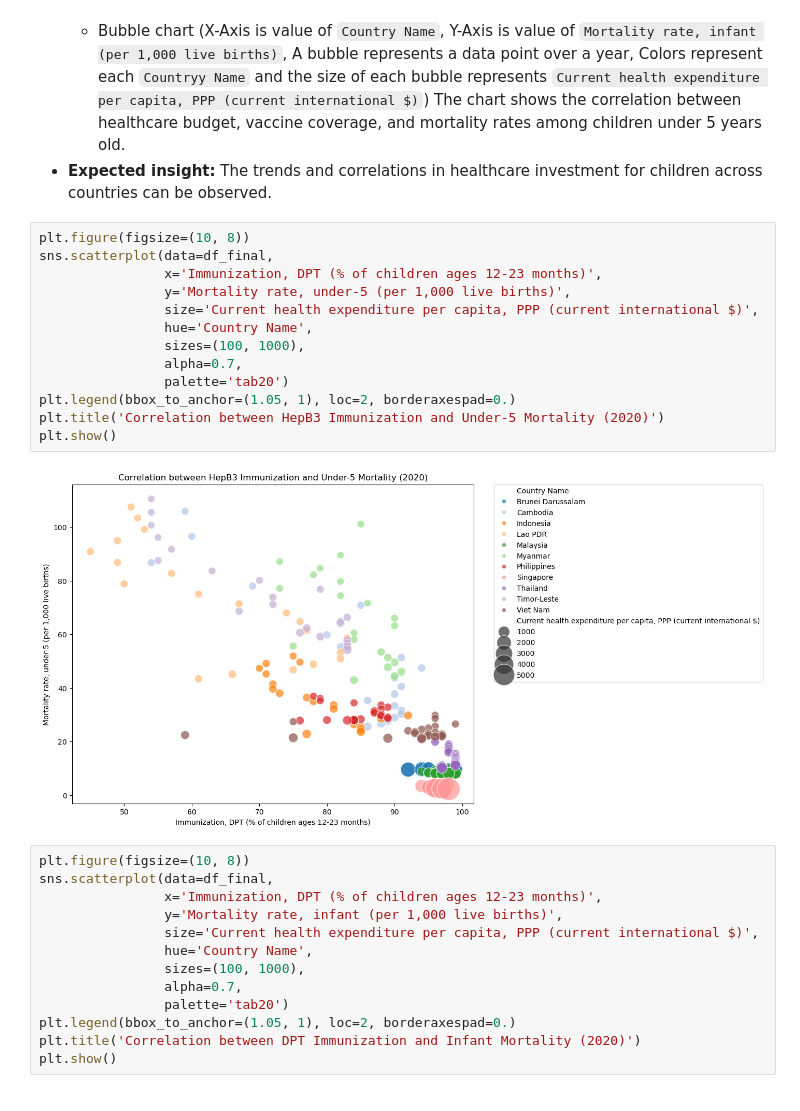
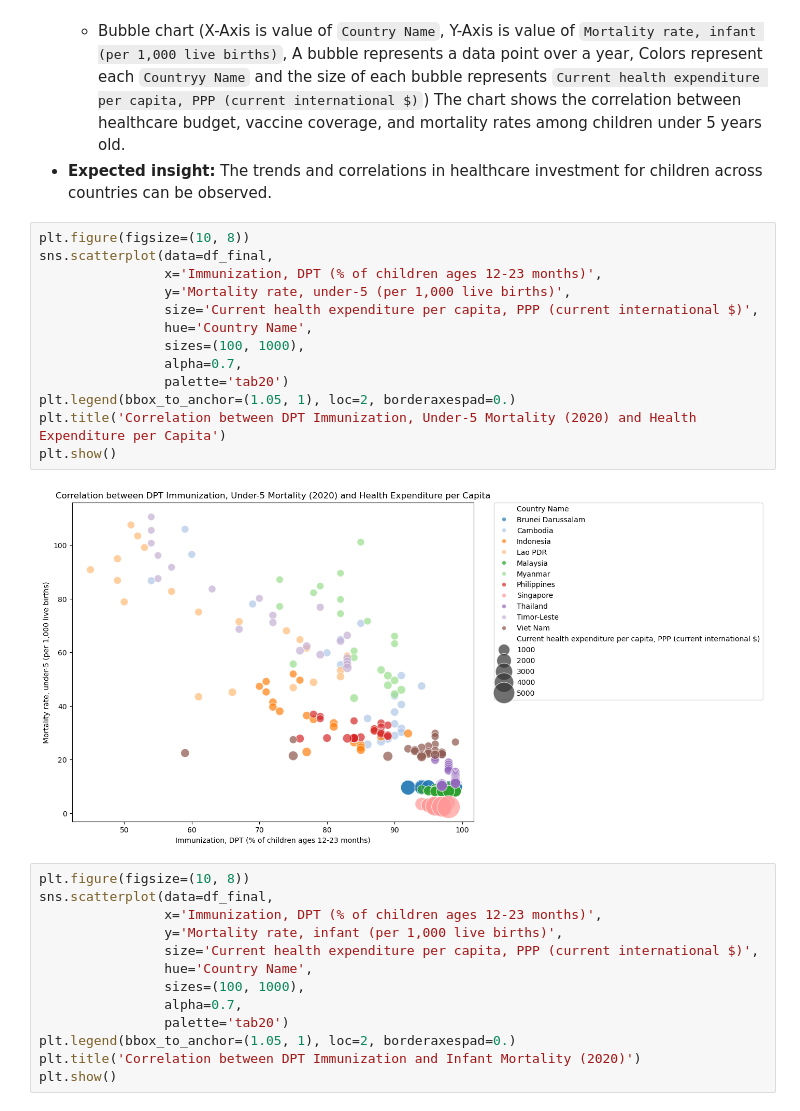
Before and after one commit to AnhTtis/SoutheastAsianAnalysis, a Jupyter notebook: Final.ipynb, the cells around one changed output. Cells and saved outputs as stored; diff of their text form.

Commit message:
Adjust healthcare visualize

```diff
--- a/Final.ipynb
+++ b/Final.ipynb
@@ -253,18 +254,18 @@ plt.show()
 # %%
 plt.figure(figsize=(10, 8))
 sns.scatterplot(data=df_final,
                 x='Immunization, DPT (% of children ages 12-23 months)',
                 y='Mortality rate, under-5 (per 1,000 live births)',
                 size='Current health expenditure per capita, PPP (current international $)',
                 hue='Country Name',
                 sizes=(100, 1000),
                 alpha=0.7,
                 palette='tab20')
 plt.legend(bbox_to_anchor=(1.05, 1), loc=2, borderaxespad=0.)
-plt.title('Correlation between HepB3 Immunization and Under-5 Mortality (2020)')
+plt.title('Correlation between DPT Immunization, Under-5 Mortality (2020) and Health Expenditure per Capita')
 plt.show()
 # %% [output]
-[figure, old version]
+[figure, new version]
 # %%
 plt.figure(figsize=(10, 8))
 sns.scatterplot(data=df_final,
```
Also changed, not shown: parts of 10 cells of this notebook.
